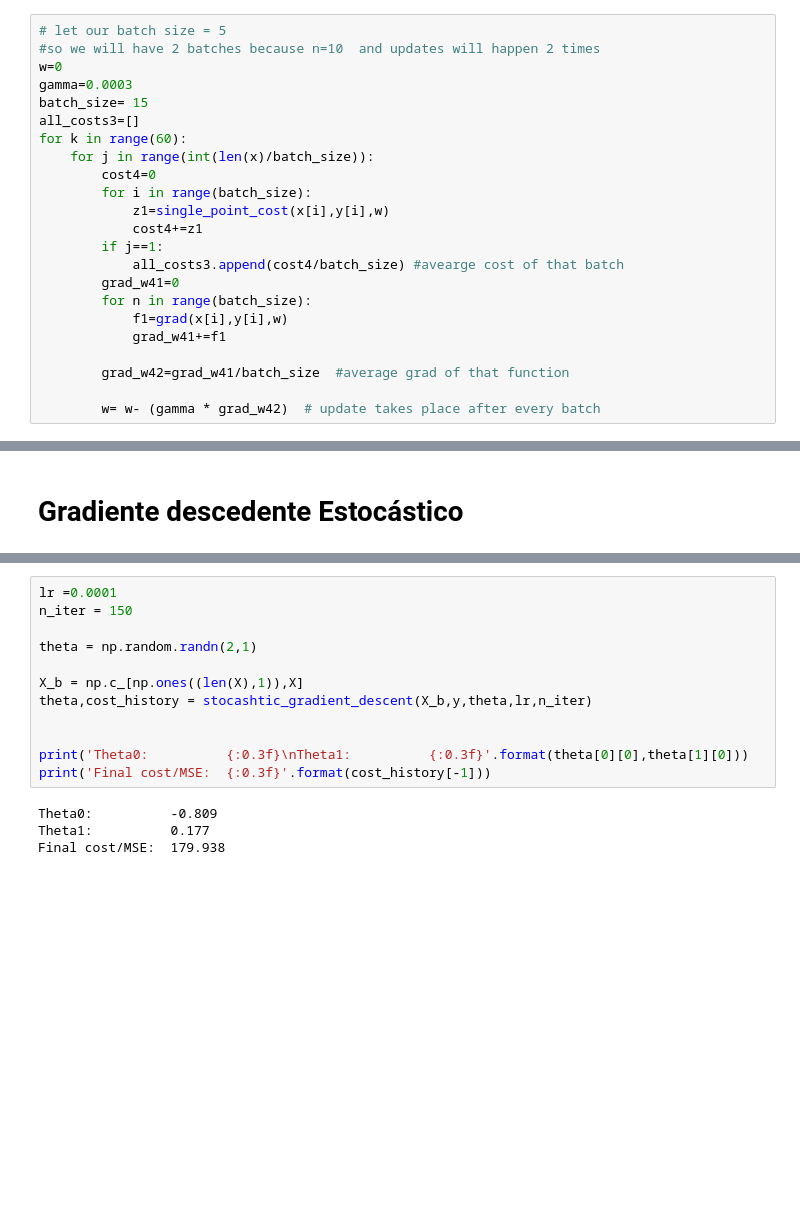
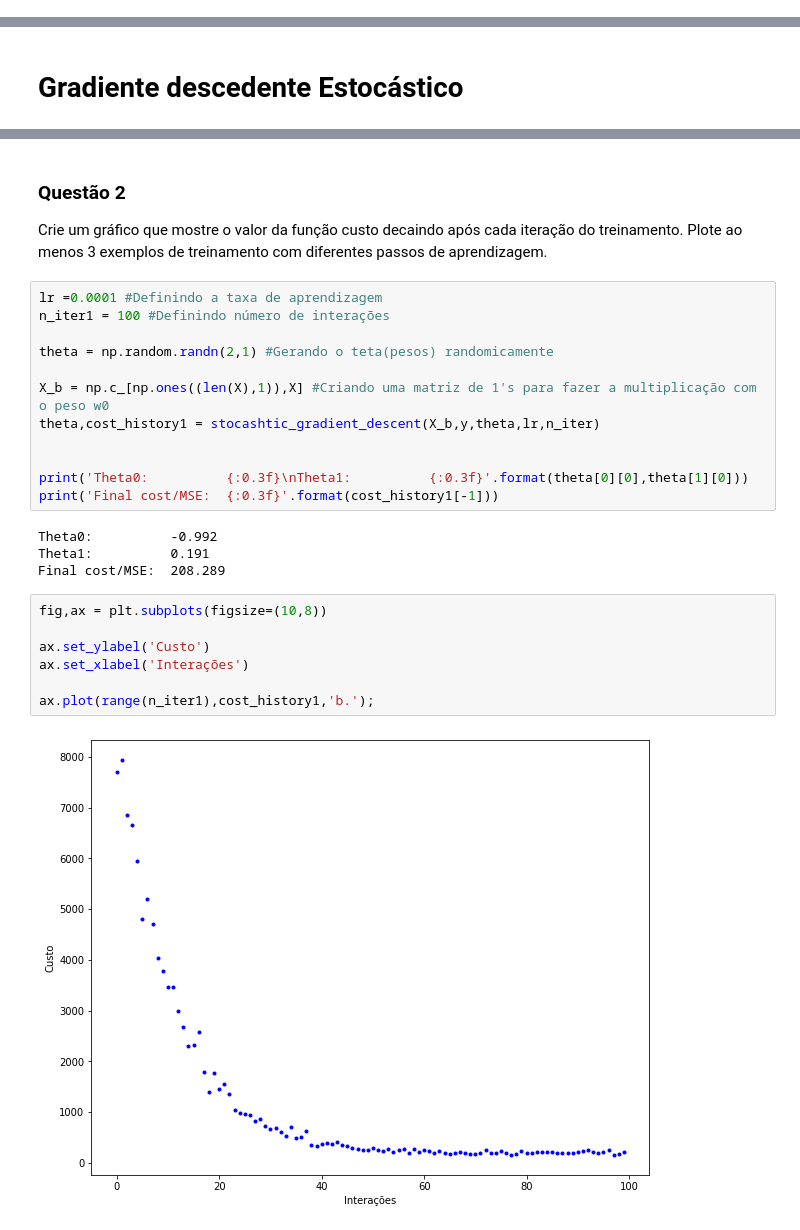
Before and after one commit to Ruann-01/Python_IA, a Jupyter notebook: Atividade 3/Atividade 3 -- Regressão Linear.ipynb, the cells around one changed output, grey strips where cells are left out. Drawn from its saved outputs; the diff is of its cells as text; blank space fills up the shorter version.

```diff
--- a/Atividade 3/Atividade 3 -- Regressão Linear.ipynb
+++ b/Atividade 3/Atividade 3 -- Regressão Linear.ipynb
@@ -176,23 +121,0 @@ for k in range(60):
-# %%
-# let our batch size = 5
-#so we will have 2 batches because n=10  and updates will happen 2 times
-w=0
-gamma=0.0003
-batch_size= 15
-all_costs3=[]
-for k in range(60):
-    for j in range(int(len(x)/batch_size)):
-        cost4=0
-        for i in range(batch_size):
-            z1=single_point_cost(x[i],y[i],w)
-            cost4+=z1
-        if j==1:
-            all_costs3.append(cost4/batch_size) #avearge cost of that batch
-        grad_w41=0
-        for n in range(batch_size):
-            f1=grad(x[i],y[i],w)
-            grad_w41+=f1
-
-        grad_w42=grad_w41/batch_size  #average grad of that function
-
-        w= w- (gamma * grad_w42)  # update takes place after every batch
@@ -247,19 +154,31 @@ def stocashtic_gradient_descent(X,y,theta,learning_rate=0.01,iterations=10):
         cost_history[it]  = cost
 
     return theta, cost_history
+# %% [markdown]
+### Questão 2
+Crie um gráfico que mostre o valor da função custo decaindo após cada iteração do treinamento. Plote ao menos 3 exemplos de treinamento com diferentes passos de aprendizagem.
 # %%
-lr =0.0001
-n_iter = 150
+lr =0.0001 #Definindo a taxa de aprendizagem
+n_iter1 = 100 #Definindo número de interações
 
-theta = np.random.randn(2,1)
+theta = np.random.randn(2,1) #Gerando o teta(pesos) randomicamente
 
-X_b = np.c_[np.ones((len(X),1)),X]
-theta,cost_history = stocashtic_gradient_descent(X_b,y,theta,lr,n_iter)
+X_b = np.c_[np.ones((len(X),1)),X] #Criando uma matriz de 1's para fazer a multiplicação com o peso w0
+theta,cost_history1 = stocashtic_gradient_descent(X_b,y,theta,lr,n_iter)
 
 
 print('Theta0:          {:0.3f}\nTheta1:          {:0.3f}'.format(theta[0][0],theta[1][0]))
-print('Final cost/MSE:  {:0.3f}'.format(cost_history[-1]))
+print('Final cost/MSE:  {:0.3f}'.format(cost_history1[-1]))
 # %% [output]
-Theta0:          -0.809
-Theta1:          0.177
-Final cost/MSE:  179.938
+Theta0:          -0.992
+Theta1:          0.191
+Final cost/MSE:  208.289
+# %%
+fig,ax = plt.subplots(figsize=(10,8))
+
+ax.set_ylabel('Custo')
+ax.set_xlabel('Interações')
+
+ax.plot(range(n_iter1),cost_history1,'b.');
+# %% [output]
+[figure, added]
```
Also changed, not shown: parts of 28 cells of this notebook.
